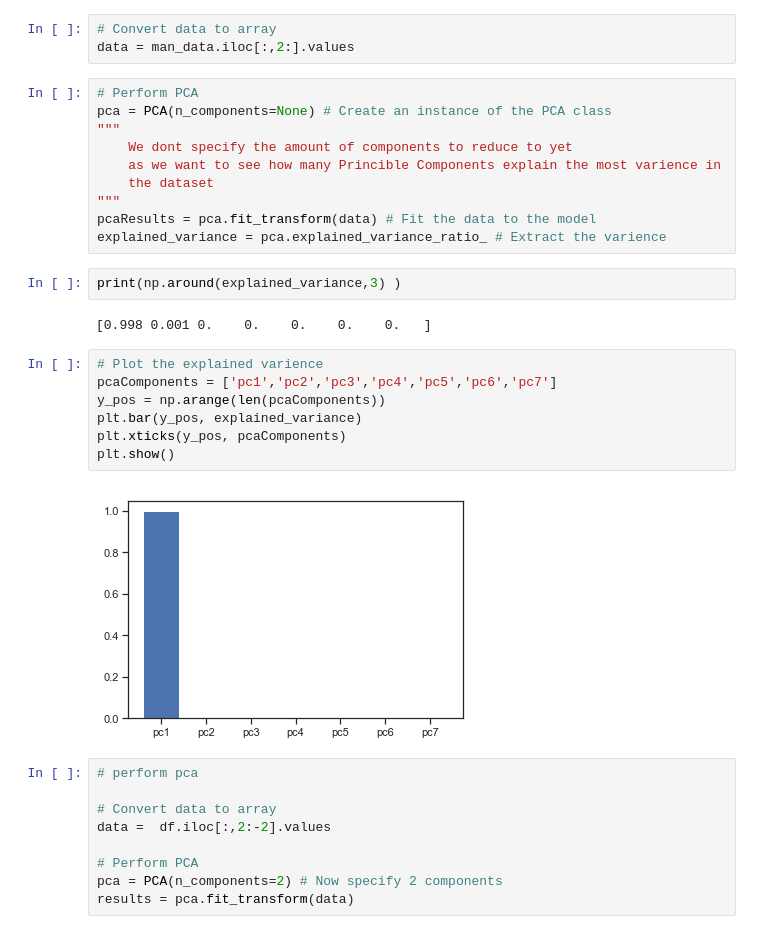
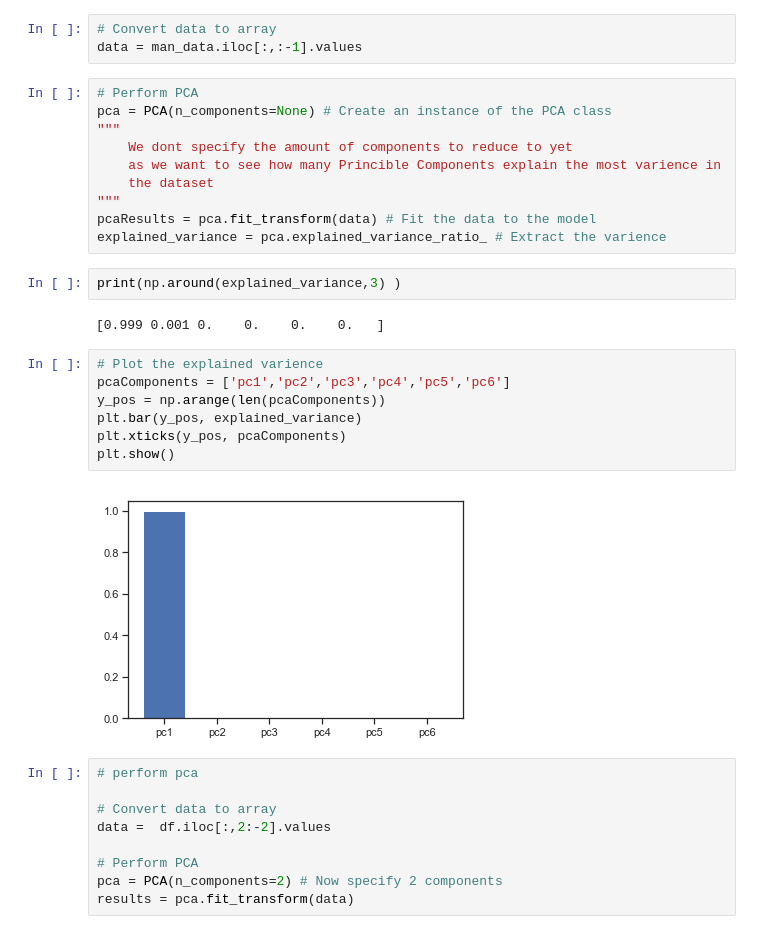
Before and after one commit to lena-kilian/JULV5000M_Liverpool, a Jupyter notebook: Manchester_3_Anlaysis.ipynb, the cells around one changed output. Cells and saved outputs as stored; diff of their text form.

```diff
--- a/Manchester_3_Anlaysis.ipynb
+++ b/Manchester_3_Anlaysis.ipynb
@@ -62,7 +62,7 @@ plt.show()
 # PCA
 # %%
 # Convert data to array
-data = man_data.iloc[:,2:].values
+data = man_data.iloc[:,:-1].values
 # %%
 # Perform PCA
 pca = PCA(n_components=None) # Create an instance of the PCA class
@@ -76,16 +76,16 @@ explained_variance = pca.explained_variance_ratio_ # Extract the varience
 # %%
 print(np.around(explained_variance,3) )
 # %% [output]
-[0.998 0.001 0.    0.    0.    0.    0.   ]
+[0.999 0.001 0.    0.    0.    0.   ]
 # %%
 # Plot the explained varience
-pcaComponents = ['pc1','pc2','pc3','pc4','pc5','pc6','pc7']
+pcaComponents = ['pc1','pc2','pc3','pc4','pc5','pc6']
 y_pos = np.arange(len(pcaComponents))
 plt.bar(y_pos, explained_variance)
 plt.xticks(y_pos, pcaComponents)
 plt.show()
 # %% [output]
-[figure, old version]
+[figure, new version]
 # %%
 # perform pca
 
```
Also changed, not shown: parts of 6 cells of this notebook, 1 other file.
